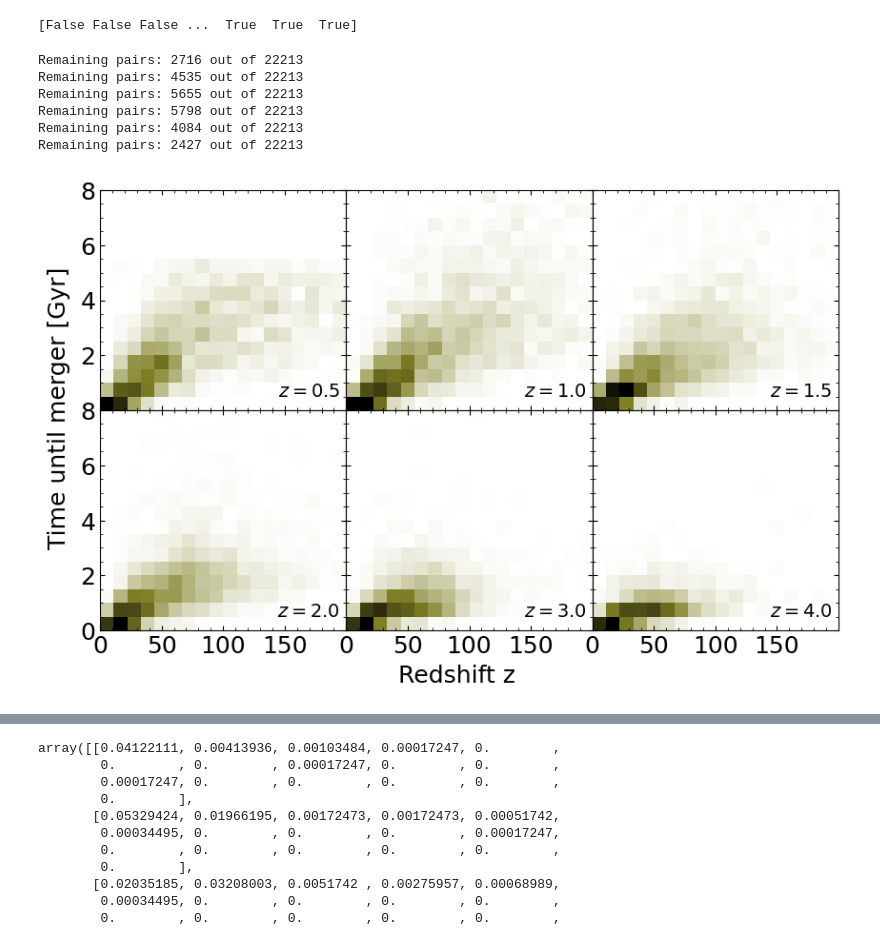
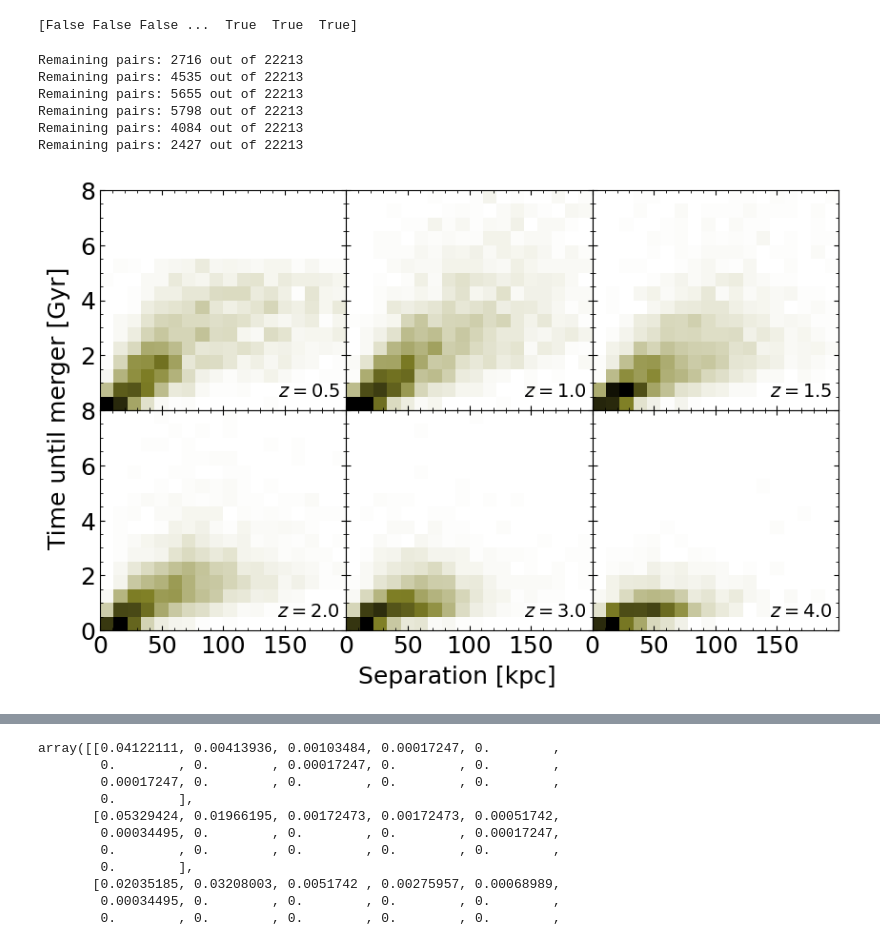
Before and after one commit to katiechambe/orbs, a Jupyter notebook: notebooks/bet-on-it/3_timetilmerger.ipynb, the cells around one changed output, grey strips where cells are left out. Cells and saved outputs as stored; diff of their text form; code cells hidden in the pictures.

```diff
--- a/notebooks/bet-on-it/3_timetilmerger.ipynb
+++ b/notebooks/bet-on-it/3_timetilmerger.ipynb
@@ -457,35 +464,35 @@ for i in rows:
 #     # - colorbar 1
 #     cax = fig.add_axes([0.47, 0.25, 0.01, 0.6])
 #     fig1 = fig.colorbar(im0, cax=cax, aspect=30, location="left",shrink=0.8,pad=0.01)
 #     fig1.ax.tick_params(labelsize=14)
 
 #     # - colorbar 2
 #     cax = fig.add_axes([0.87, 0.25, 0.01, 0.6])
 #     fig2 = fig.colorbar(im1, cax=cax,aspect=30,location="left",shrink=0.8,pad=0.01)
 #     fig2.ax.tick_params(labelsize=14)
 
 ax[0][0].set_yticks(ticks=np.arange(2,9,2))
 ax[1][0].set_yticks(ticks=np.arange(0,9,2))
 
 # ax[0].set_ylabel("Time until merger [Gyr]")
 # ax[0].set_title("Low-mass pairs",fontsize=18,color=palette['low'])
 # ax[1].set_title("High-mass  pairs",fontsize=18,color=palette['high'])
-fig.supxlabel(r"Redshift z",fontsize=18)
+fig.supxlabel(r"Separation [kpc]",fontsize=18)
 fig.supylabel(r"Time until merger [Gyr]",fontsize=18,x=0.07)
 
 # plt.savefig("../../plots/bet-on-it/3_Timevsz-2d.png")
 plt.savefig("../../plots/bet-on-it/3_Timevsseplow-2d.png")
 
 
 plt.show()
 # %% [output]
 Remaining pairs: 2716 out of 22213
 Remaining pairs: 4535 out of 22213
 Remaining pairs: 5655 out of 22213
 Remaining pairs: 5798 out of 22213
 Remaining pairs: 4084 out of 22213
 Remaining pairs: 2427 out of 22213
-[figure, old version]
+[figure, new version]
 # %%
 fig, ax = plt.subplots(2, 3, figsize=(10,6),sharey='row', sharex=True,
                        gridspec_kw={'width_ratios': [1,1,1],
```
Also changed, not shown: parts of 18 cells of this notebook, 11 other files.
